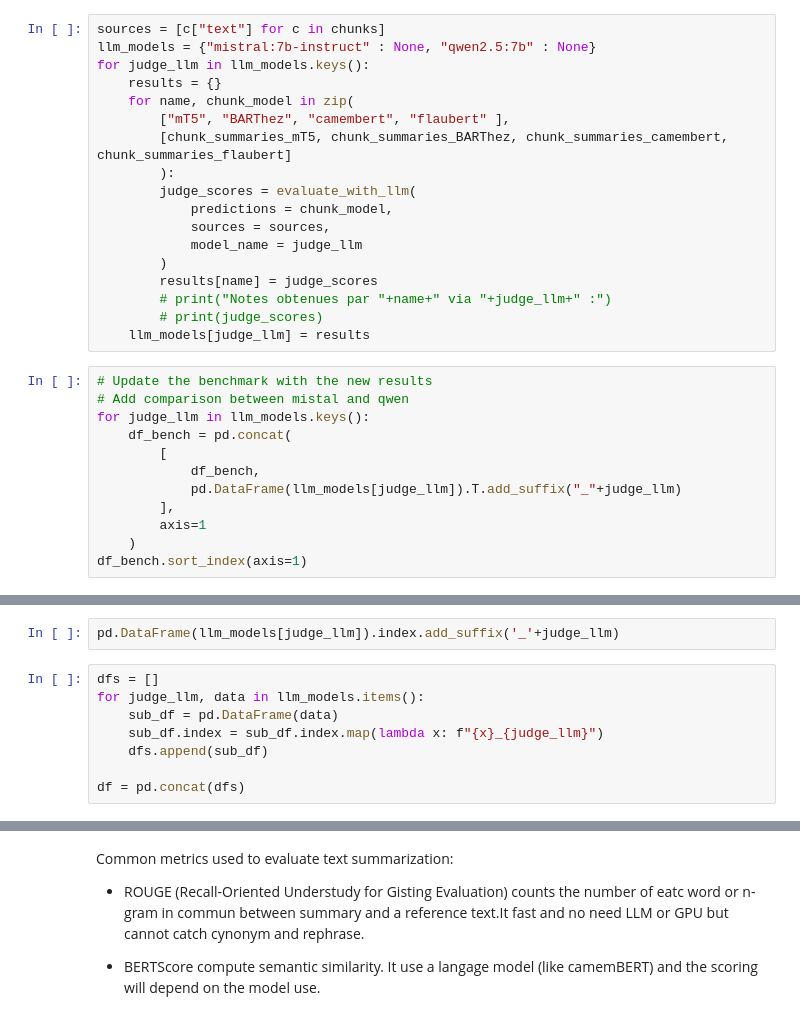
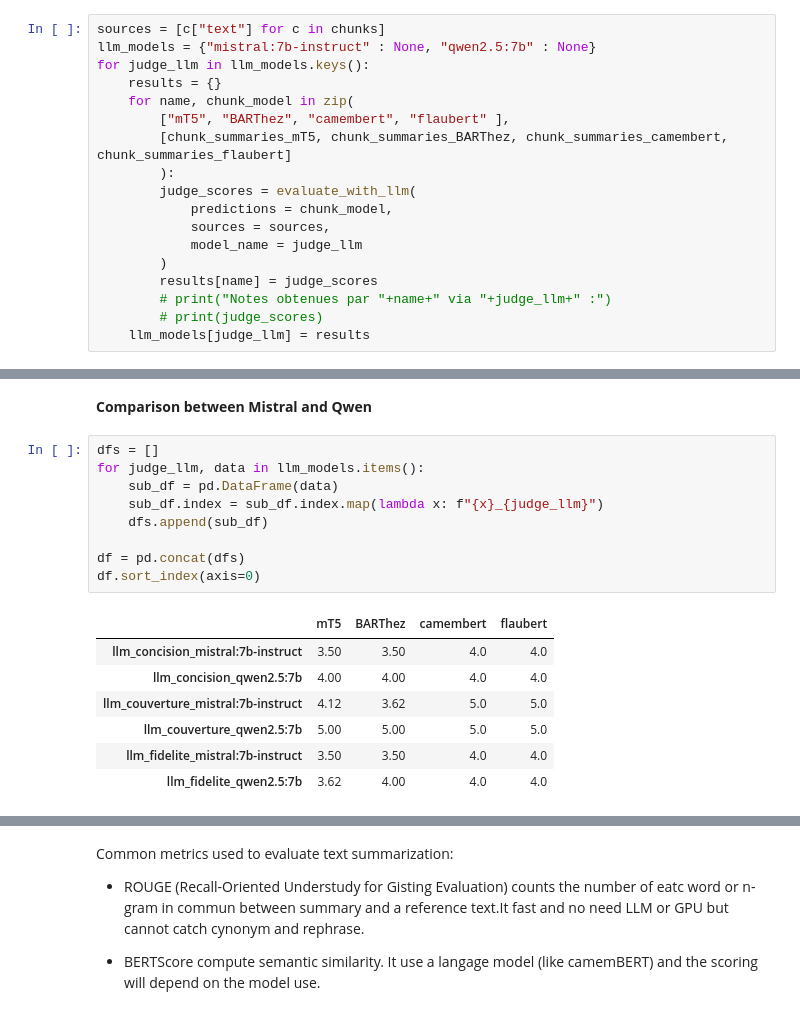
Before and after one commit to jaysenSAW/Asset_Knowledge_Graph, a Jupyter notebook: PoC_summarize.ipynb, the cells around one changed output, grey strips where cells are left out. Saved outputs shown, nothing was run; the diff lists cells and outputs as text.

```diff
--- a/PoC_summarize.ipynb
+++ b/PoC_summarize.ipynb
@@ -577,15 +577,3 @@ for judge_llm in llm_models.keys():
         # print("Notes obtenues par "+name+" via "+judge_llm+" :")
         # print(judge_scores)
     llm_models[judge_llm] = results
-# %%
-# Update the benchmark with the new results
-# Add comparison between mistal and qwen
-for judge_llm in llm_models.keys():
-    df_bench = pd.concat(
-        [
-            df_bench,
-            pd.DataFrame(llm_models[judge_llm]).T.add_suffix("_"+judge_llm)
-        ],
-        axis=1
-    )
-df_bench.sort_index(axis=1)
@@ -598,10 +580,19 @@ df_bench.sort_index(axis=1)
-# %%
-pd.DataFrame(llm_models[judge_llm]).index.add_suffix('_'+judge_llm)
+# %% [markdown]
+**Comparison between Mistral and Qwen**
 # %%
 dfs = []
 for judge_llm, data in llm_models.items():
     sub_df = pd.DataFrame(data)
     sub_df.index = sub_df.index.map(lambda x: f"{x}_{judge_llm}")
     dfs.append(sub_df)
 
 df = pd.concat(dfs)
+df.sort_index(axis=0)
+# %% [output]
+|  | mT5 | BARThez | camembert | flaubert |
+| llm_concision_mistral:7b-instruct | 3.50 | 3.50 | 4.0 | 4.0 |
+| llm_concision_qwen2.5:7b | 4.00 | 4.00 | 4.0 | 4.0 |
+| llm_couverture_mistral:7b-instruct | 4.12 | 3.62 | 5.0 | 5.0 |
+| llm_couverture_qwen2.5:7b | 5.00 | 5.00 | 5.0 | 5.0 |
+| llm_fidelite_mistral:7b-instruct | 3.50 | 3.50 | 4.0 | 4.0 |
+| llm_fidelite_qwen2.5:7b | 3.62 | 4.00 | 4.0 | 4.0 |
```
Also changed, not shown: parts of 14 cells of this notebook, 1 other file.
